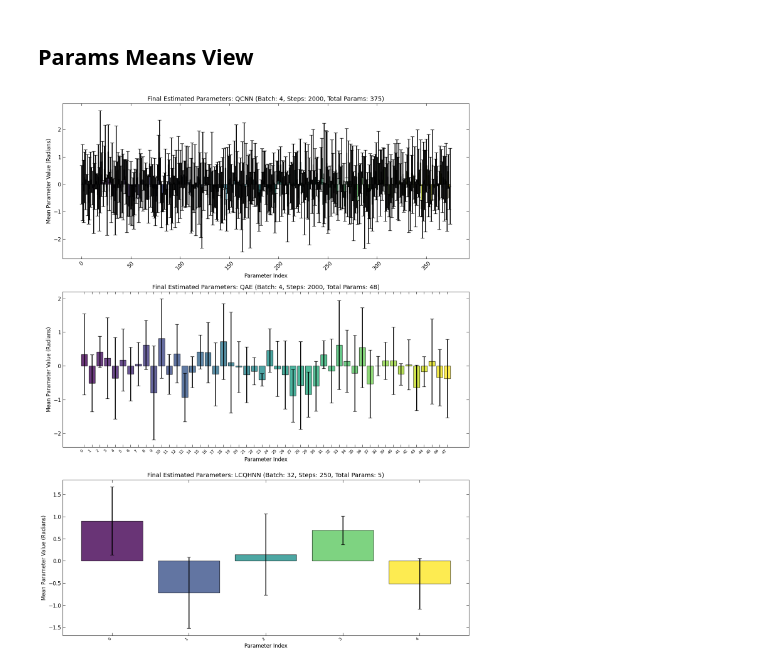
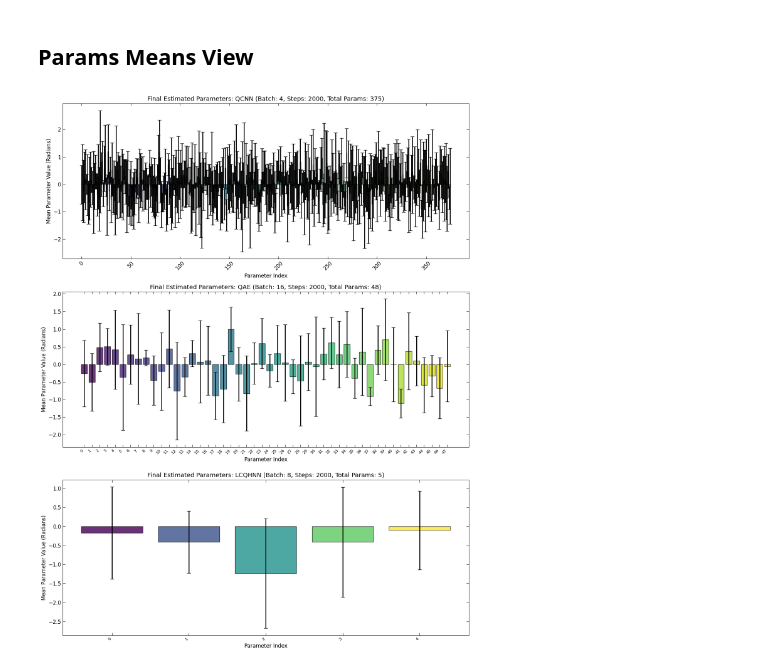
Before and after one commit to quantum-cesar-lab/HE-Quantum-Anomaly-Detection, a Jupyter notebook: notebooks/views.ipynb, the cells around one changed output. Saved outputs shown, nothing was run; the diff lists cells and outputs as text; code cells hidden in the pictures.

```diff
--- a/notebooks/views.ipynb
+++ b/notebooks/views.ipynb
@@ -221,8 +221,8 @@ plt.show()
 # Define configurations for the best performing models of each ansatz
 ansatz_configurations = [
     {'name': 'qcnn', 'batch_size': 4, 'steps': 2000},
-    {'name': 'qae', 'batch_size': 4, 'steps': 2000},
-    {'name': 'lcqhnn', 'batch_size': 32, 'steps': 250}
+    {'name': 'qae', 'batch_size': 16, 'steps': 2000},
+    {'name': 'lcqhnn', 'batch_size': 8, 'steps': 2000}
 ]
 
 # Create a figure with 3 vertically stacked subplots
@@ -257,31 +257,31 @@ for index, config in enumerate(ansatz_configurations):
             parameter_indices,
             mean_parameters,
             yerr=std_parameters,
             color=bar_colors,
             alpha=0.8,
             capsize=4,       # Adds the little horizontal caps to the error bars
             edgecolor='black'
         )
 
         current_axis.set_title(f'Final Estimated Parameters: {ansatz_type.upper()} (Batch: {training_batch}, Steps: {training_steps}, Total Params: {total_parameters})')
         current_axis.set_xlabel('Parameter Index')
         current_axis.set_ylabel('Mean Parameter Value (Radians)')
 
         # Clean up the x-axis ticks to show integer indices clearly
         # Only label every tick if there are 50 or fewer parameters to prevent text overlap
         if total_parameters <= 50:
             current_axis.set_xticks(parameter_indices)
             current_axis.set_xticklabels(parameter_indices, rotation=45, ha='right', fontsize=9)
         else:
             # If there are many parameters, let matplotlib handle the tick spacing automatically
             current_axis.tick_params(axis='x', rotation=45)
 
     else:
         current_axis.set_title(f'{ansatz_type.upper()} Estimated Parameters Data Not Found')
         current_axis.axis('off')
 
 # Ensure the subplots do not overlap
 plt.tight_layout()
 plt.show()
 # %% [output]
-[figure, old version]
+[figure, new version]
```
Also changed, not shown: 2 other files.
